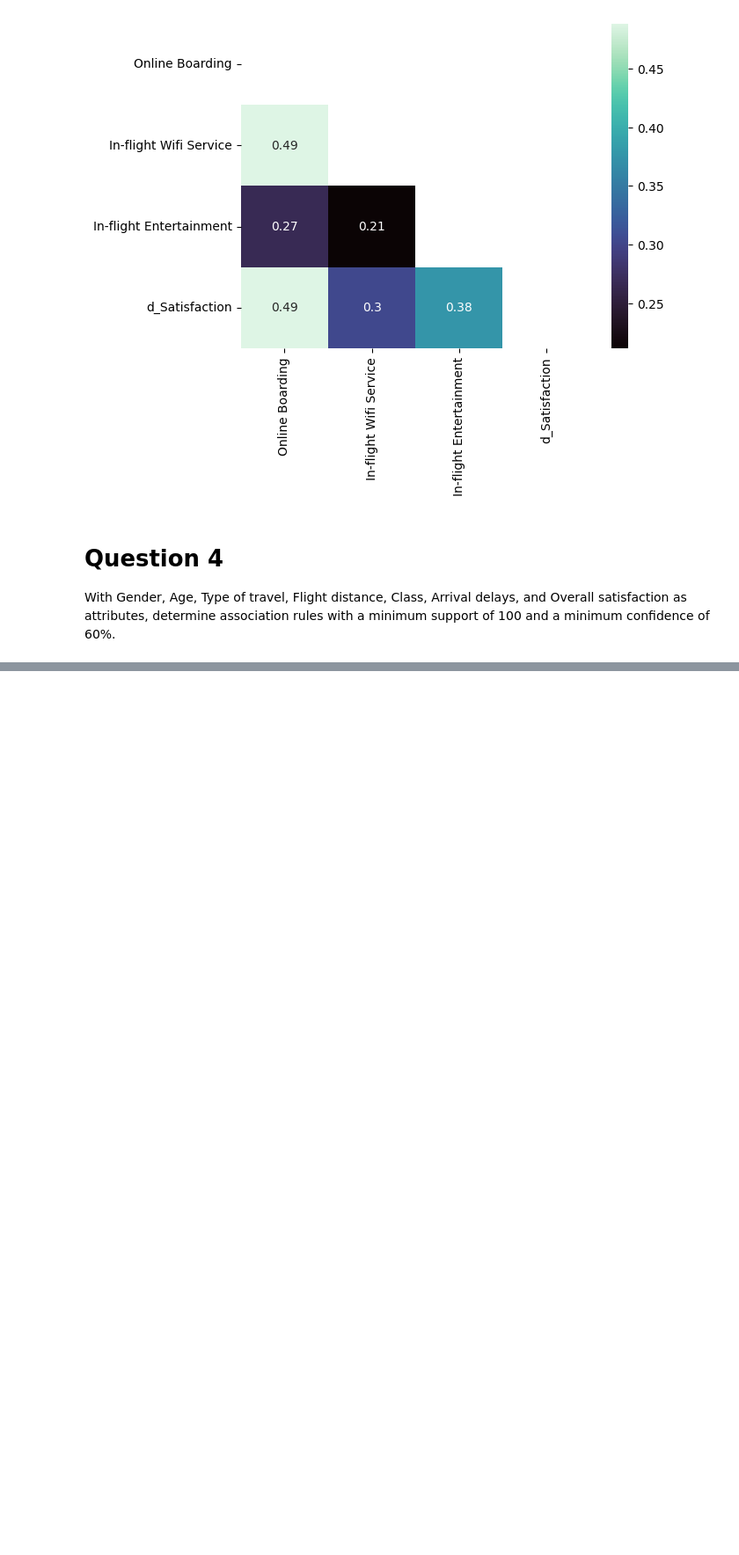
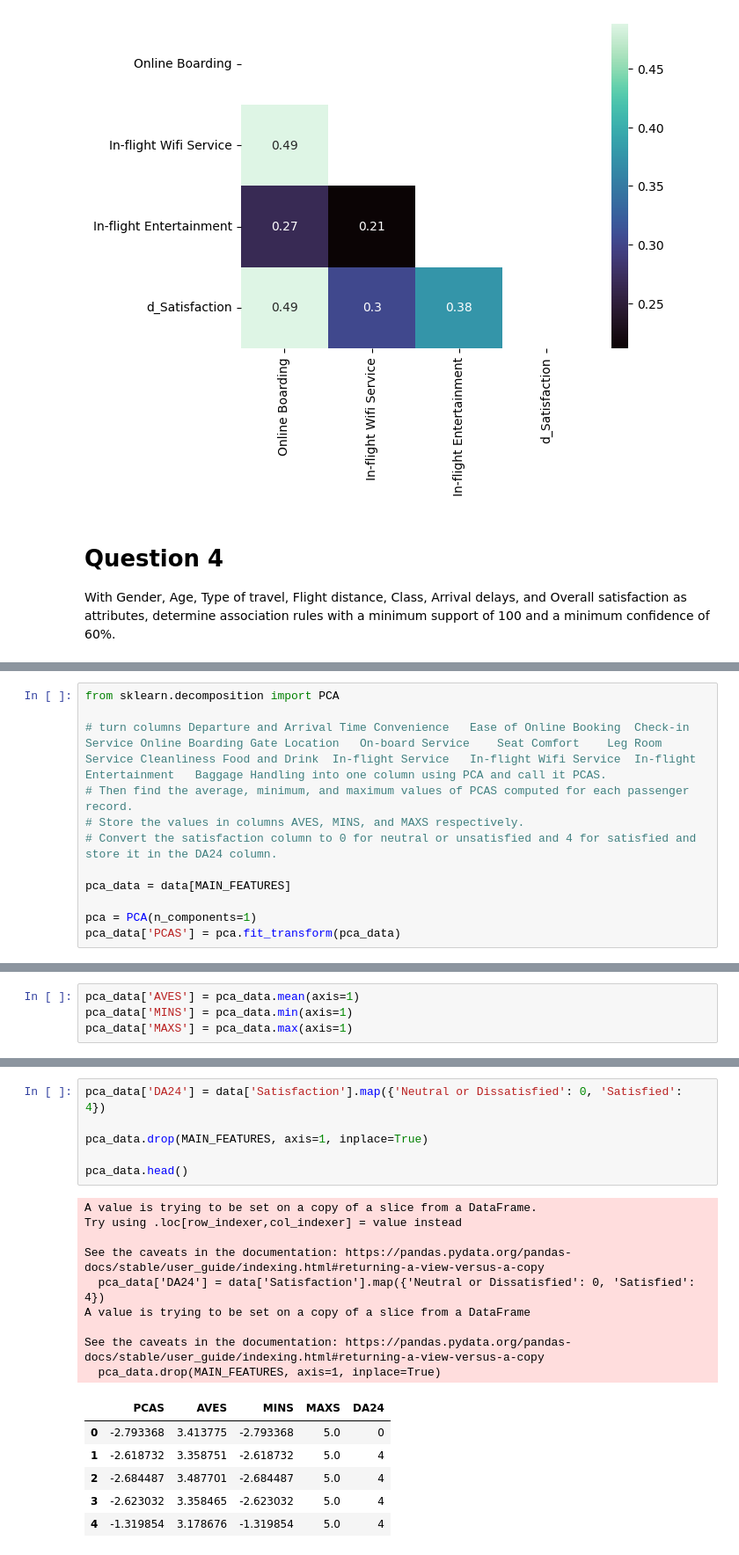
Before and after one commit to chef-danny-d/airline-satisfaction, a Jupyter notebook: project.ipynb, the cells around one changed output, grey strips where cells are left out. Shown at 88% size. Drawn from its saved outputs; the diff is of its cells as text; blank space fills up the shorter version.

```diff
--- a/project.ipynb
+++ b/project.ipynb
@@ -260,0 +269,12 @@ rules.head(20)
+# %%
+from sklearn.decomposition import PCA
+
+# turn columns Departure and Arrival Time Convenience	Ease of Online Booking	Check-in Service	Online Boarding	Gate Location	On-board Service	Seat Comfort	Leg Room Service	Cleanliness	Food and Drink	In-flight Service	In-flight Wifi Service	In-flight Entertainment	Baggage Handling into one column using PCA and call it PCAS.
+# Then find the average, minimum, and maximum values of PCAS computed for each passenger record.
+# Store the values in columns AVES, MINS, and MAXS respectively.
+# Convert the satisfaction column to 0 for neutral or unsatisfied and 4 for satisfied and store it in the DA24 column.
+
+pca_data = data[MAIN_FEATURES]
+
+pca = PCA(n_components=1)
+pca_data['PCAS'] = pca.fit_transform(pca_data)
@@ -260,0 +287,4 @@ rules.head(20)
+# %%
+pca_data['AVES'] = pca_data.mean(axis=1)
+pca_data['MINS'] = pca_data.min(axis=1)
+pca_data['MAXS'] = pca_data.max(axis=1)
@@ -260,0 +307,22 @@ rules.head(20)
+# %%
+pca_data['DA24'] = data['Satisfaction'].map({'Neutral or Dissatisfied': 0, 'Satisfied': 4})
+
+pca_data.drop(MAIN_FEATURES, axis=1, inplace=True)
+
+pca_data.head()
+# %% [output]
+A value is trying to be set on a copy of a slice from a DataFrame.
+Try using .loc[row_indexer,col_indexer] = value instead
+
+See the caveats in the documentation: https://pandas.pydata.org/pandas-docs/stable/user_guide/indexing.html#returning-a-view-versus-a-copy
+  pca_data['DA24'] = data['Satisfaction'].map({'Neutral or Dissatisfied': 0, 'Satisfied': 4})
+A value is trying to be set on a copy of a slice from a DataFrame
+
+See the caveats in the documentation: https://pandas.pydata.org/pandas-docs/stable/user_guide/indexing.html#returning-a-view-versus-a-copy
+  pca_data.drop(MAIN_FEATURES, axis=1, inplace=True)
+|  | PCAS | AVES | MINS | MAXS | DA24 |
+| 0 | -2.793368 | 3.413775 | -2.793368 | 5.0 | 0 |
+| 1 | -2.618732 | 3.358751 | -2.618732 | 5.0 | 4 |
+| 2 | -2.684487 | 3.487701 | -2.684487 | 5.0 | 4 |
+| 3 | -2.623032 | 3.358465 | -2.623032 | 5.0 | 4 |
+| 4 | -1.319854 | 3.178676 | -1.319854 | 5.0 | 4 |
```
Also changed, not shown: parts of 14 cells of this notebook, 2 other files.
